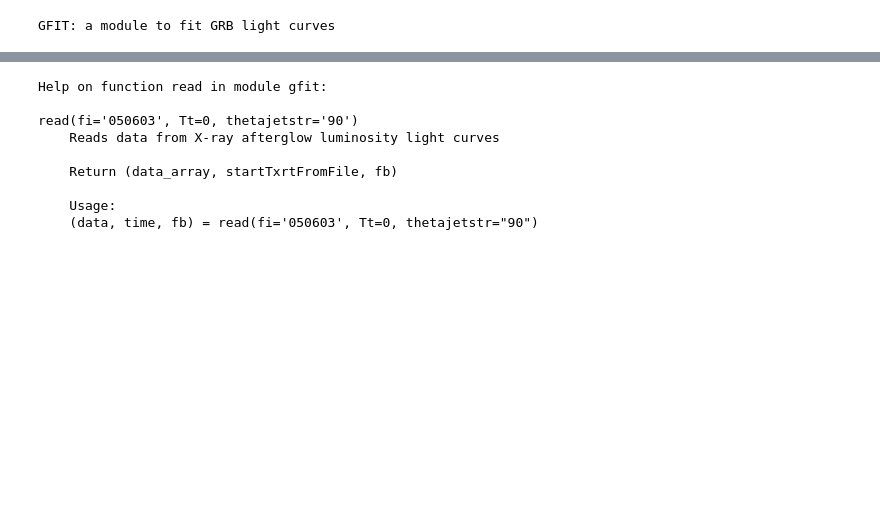
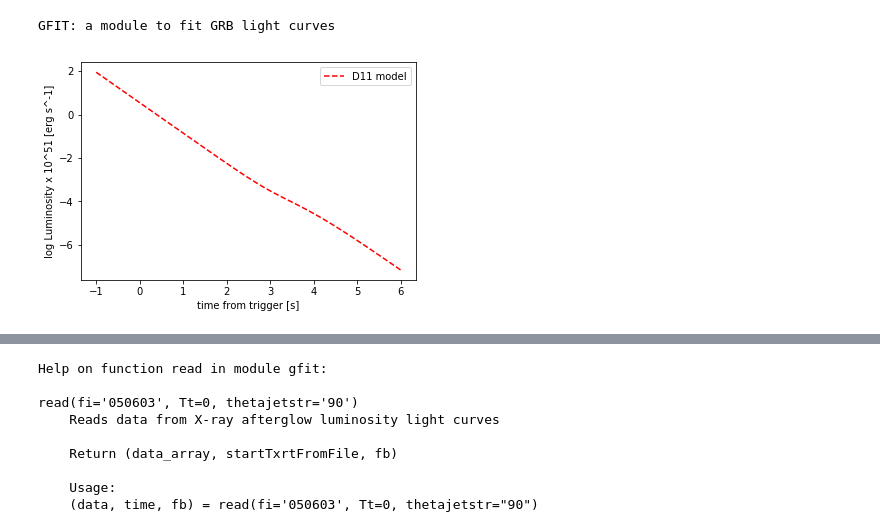
Before and after one commit to giovixo/GRB_curve_fit, a Jupyter notebook: notebooks/curve_fit.ipynb, the cells around one changed output, grey strips where cells are left out. Cells and saved outputs as stored; diff of their text form; code cells hidden in the pictures; blank space fills up the shorter version.

```diff
--- a/notebooks/curve_fit.ipynb
+++ b/notebooks/curve_fit.ipynb
@@ -6,3 +6,8 @@ import gfit
 gfit.info()
 # %% [output]
 GFIT: a module to fit GRB light curves
+# %%
+# Plot initial old models
+gfit.plot_model_old()
+# %% [output]
+[figure, added]
```
Also changed, not shown: parts of 2 cells of this notebook, 1 other file.
